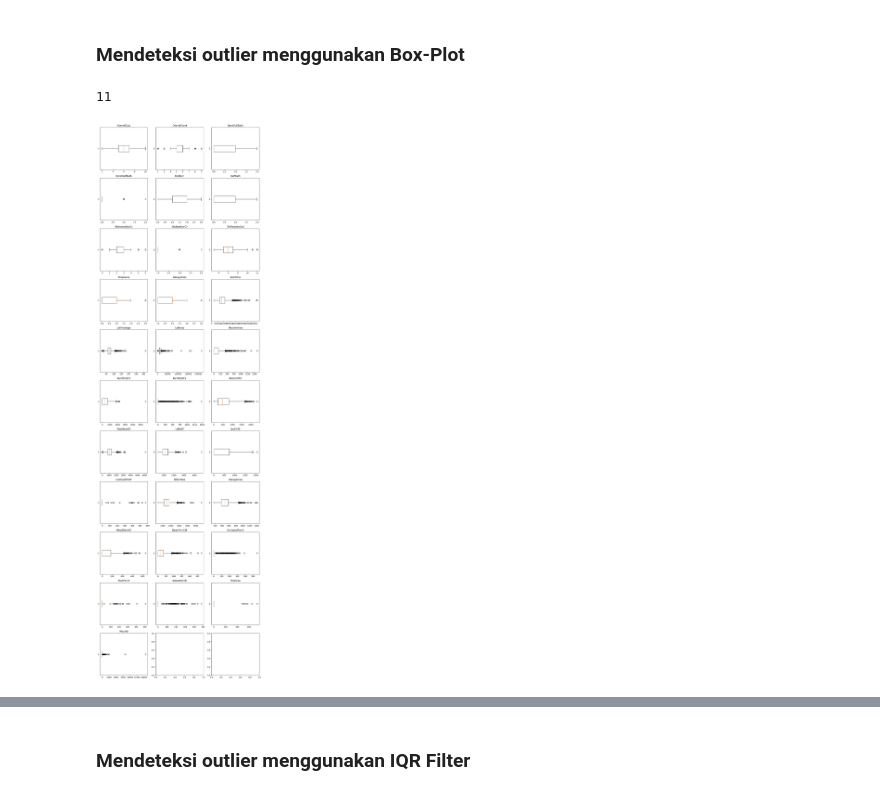
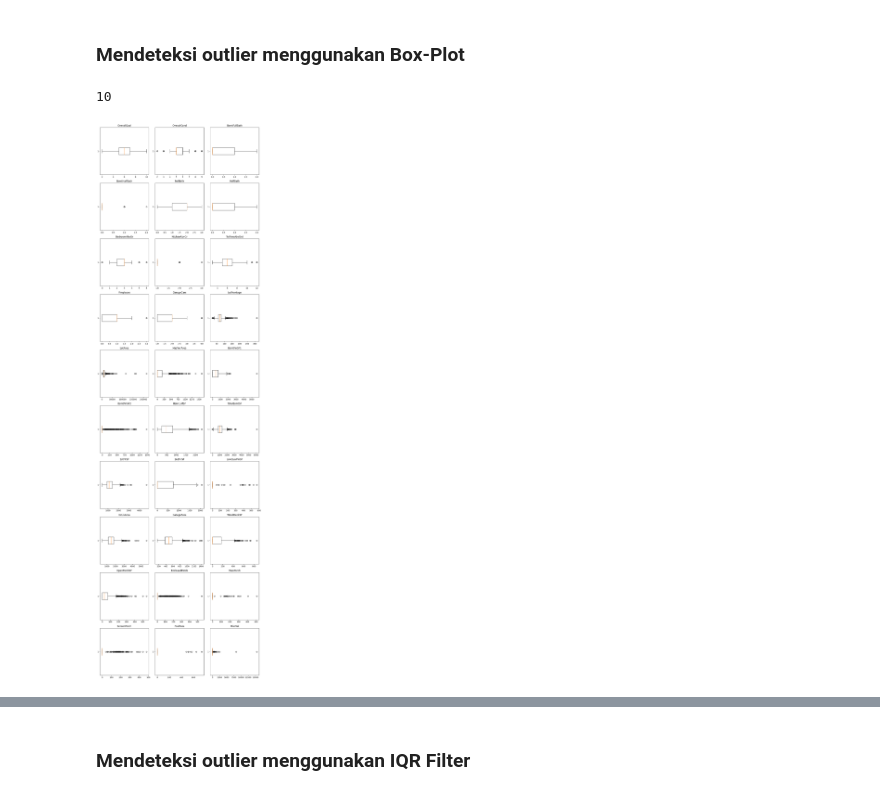
Before and after one commit to romstormy27/contdev_houseprice, a Jupyter notebook: notebooks/wrangling.ipynb, the cells around one changed output, grey strips where cells are left out. Cells and saved outputs as stored; diff of their text form; code cells hidden in the pictures.

```diff
--- a/notebooks/wrangling.ipynb
+++ b/notebooks/wrangling.ipynb
@@ -90,7 +97,7 @@ combining information from the data definition, we can group all columns by thei
 # %%
 # int64 columns
 int_columns = ["OverallQual", "OverallCond", "BsmtFullBath", "BsmtHalfBath",
-"FullBath", "HalfBath", "BedroomAbvGr", "KitchenAbvGr", "TotRmsAbvGrd", "Fireplaces", "GarageCars", "SalePrice"]
+"FullBath", "HalfBath", "BedroomAbvGr", "KitchenAbvGr", "TotRmsAbvGrd", "Fireplaces", "GarageCars"]
 
 # datetime columns
 datetime_columns = ["YearBuilt", "YearRemodAdd", "GarageYrBlt", "MoSold", "YrSold"]
@@ -105,10 +112,10 @@ float_columns = ["LotFrontage", "LotArea", "MasVnrArea", "BsmtFinSF1",
 # ordinal columns (dtype is equal to object/categoric, but these are actually ordinal features)
 ordinal_columns = ["BsmtQual", "BsmtCond", "BsmtExposure", "BsmtFinType1",
 "BsmtFinType2", "HeatingQC", "CentralAir", "KitchenQual", "GarageFinish",
-"GarageQual", "GarageCond", "PavedDrive", "PoolQC", "Fence", ""]
+"GarageQual", "GarageCond", "PavedDrive", "PoolQC", "Fence"]
 
 # categorical columns
-obj_columns = ["MSSubClass", "MSZoning", "Alley", "LotShape", "LandContour",
+obj_columns = ["MSSubClass", "MSZoning", "Alley", "Street", "LotShape", "LandContour",
 "Utilities", "LotConfig", "LandSlope", "Neighborhood", "Condition1",
 "Condition2", "BldgType", "HouseStyle", "OverallQual", "RoofStyle",
 "RoofMatl", "Exterior1st", "Exterior2nd", "MasVnrType", "ExterQual",
@@ -428,37 +435,37 @@ train_merged.reset_index(drop=True, inplace=True)
 import math
 print(math.ceil(len(colnames)/3))
 # %% [output]
-11
+10
 # %%
 # create subplots with 11x3 grids and size 12x30
-fig, ax = plt.subplots(11, 3, figsize=(12,40))
+fig, ax = plt.subplots(10, 3, figsize=(12,40))
 
 # counter to select colnames
 cnt = 0
 
 # loop through the grids
 for i in range(11):
 
-    if cnt >= 31:
+    if cnt >= 30:
             break
 
     for j in range(3):
 
-        if cnt >= 31:
+        if cnt >= 30:
             break
 
         # we use boxplot from pyplot
         ax[i, j].boxplot(train_merged[colnames[cnt]], vert=False)
         ax[i, j].set_title(str(colnames[cnt]), fontdict={'fontsize':12})
 
         # increment counter
         cnt = cnt+1
 
 # make sure layout is not overlapping
 fig.tight_layout()
 # show the graphs
 fig.show()
 # %% [output]
-[figure, old version]
+[figure, new version]
 # %% [markdown]
 from boxplots above, we have extracted some useful informations such as:
```
Also changed, not shown: parts of 52 cells of this notebook.
